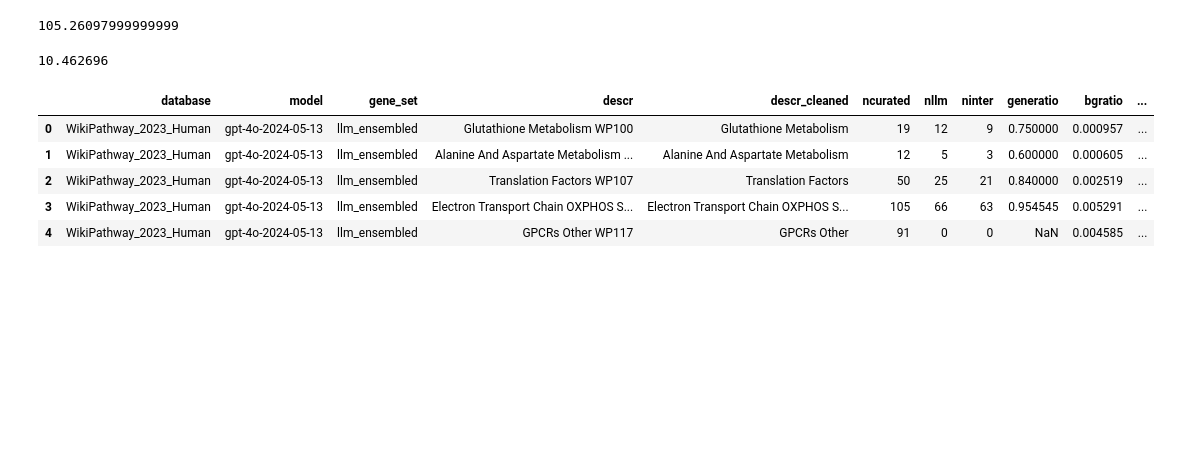
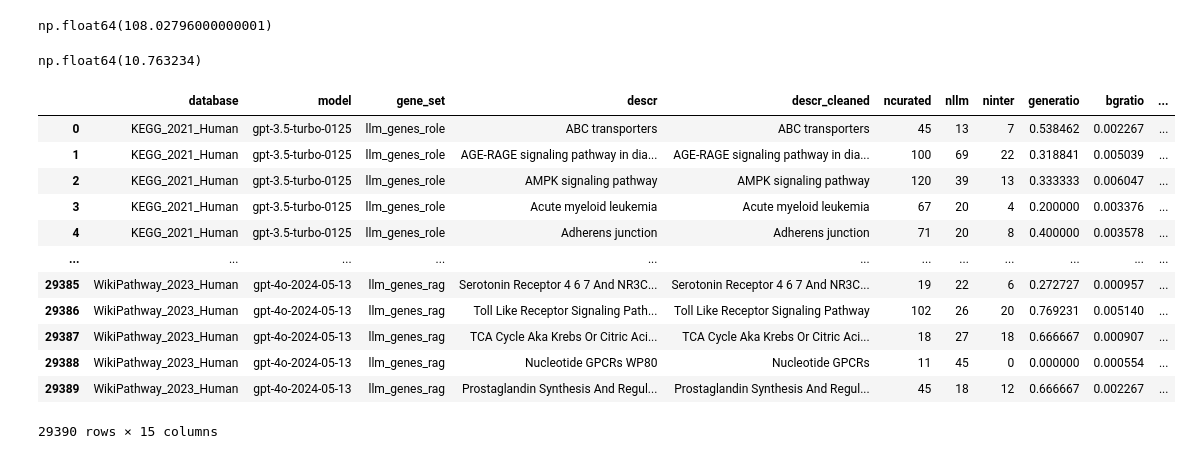
Before and after one commit to Alector-BIO/llm2geneset, a Jupyter notebook: notebooks/1_genes_overlap_outs.ipynb, the cells around one changed output. Saved outputs shown, nothing was run; the diff lists cells and outputs as text; code cells hidden in the pictures; blank space fills up the shorter version.

```diff
--- a/notebooks/1_genes_overlap_outs.ipynb
+++ b/notebooks/1_genes_overlap_outs.ipynb
@@ -15,9 +15,12 @@ models = ["gpt-3.5-turbo-0125", "gpt-4o-2024-05-13"]
 lib_names = ["KEGG_2021_Human",
              "Reactome_2022",
              "WikiPathway_2023_Human"]
-lib_names = ["WikiPathway_2023_Human"]
-gene_sets = ["llm_genes_role", "llm_genes_norole", "llm_genes_reason",
-             "llm_genes_conf_high", "llm_genes_conf_high_medium", "llm_ensembled"]
+#lib_names = ["WikiPathway_2023_Human"]
+#gene_sets = ["llm_genes_role", "llm_genes_norole", "llm_genes_reason",
+#            "llm_genes_conf_high", "llm_genes_conf_high_medium", "llm_ensembled"]
+
+gene_sets = ["llm_genes_role", "llm_genes_reason",
+             "llm_genes_conf_high",  "llm_ensembled", "llm_genes_rag"]
 # %%
 # Create gene sets with only high or high/medium confidence.
 for model in models:
@@ -64,7 +67,8 @@ for lib_name in lib_names:
              "gen_time_role": gen_res["gen_time_role"],
              "gen_time_norole": gen_res["gen_time_norole"],
              "gen_time_reasoning": gen_res["gen_time_reasoning"],
-             "gen_time_conf": gen_res["gen_time_conf"]
+             "gen_time_conf": gen_res["gen_time_conf"],
+             "gen_time_rag": gen_res["gen_time_rag"]
         }
         gen_time_table.append(x)
 df = pd.DataFrame(gen_time_table)
@@ -193,22 +205,29 @@ llm_ensembled
 df_tok_gpt4 = df_tok[df_tok["model"] == "gpt-4o-2024-05-13"]
 df_tok_gpt4["in_toks"].sum() / 1e6 * 5 + df_tok_gpt4["in_toks"].sum() / 1e6 * 15
 # %% [output]
-105.26097999999999
+np.float64(108.02796000000001)
 # %%
 df_tok_gpt3 = df_tok[df_tok["model"] == "gpt-3.5-turbo-0125"]
 df_tok_gpt3["in_toks"].sum() / 1e6 * 0.5 + df_tok_gpt3["in_toks"].sum() / 1e6 * 1.5
 # %% [output]
-10.462696
+np.float64(10.763234)
 # %%
 df = pd.concat(database_res, ignore_index=True)
 # %%
-df.head()
+df
 # %% [output]
 |  | database | model | gene_set | descr | descr_cleaned | ncurated | nllm | ninter | generatio | bgratio | ... |
-| 0 | WikiPathway_2023_Human | gpt-4o-2024-05-13 | llm_ensembled | Glutathione Metabolism WP100 | Glutathione Metabolism | 19 | 12 | 9 | 0.750000 | 0.000957 | ... |
-| 1 | WikiPathway_2023_Human | gpt-4o-2024-05-13 | llm_ensembled | Alanine And Aspartate Metabolism ... | Alanine And Aspartate Metabolism | 12 | 5 | 3 | 0.600000 | 0.000605 | ... |
-| 2 | WikiPathway_2023_Human | gpt-4o-2024-05-13 | llm_ensembled | Translation Factors WP107 | Translation Factors | 50 | 25 | 21 | 0.840000 | 0.002519 | ... |
-| 3 | WikiPathway_2023_Human | gpt-4o-2024-05-13 | llm_ensembled | Electron Transport Chain OXPHOS S... | Electron Transport Chain OXPHOS S... | 105 | 66 | 63 | 0.954545 | 0.005291 | ... |
-| 4 | WikiPathway_2023_Human | gpt-4o-2024-05-13 | llm_ensembled | GPCRs Other WP117 | GPCRs Other | 91 | 0 | 0 | NaN | 0.004585 | ... |
+| 0 | KEGG_2021_Human | gpt-3.5-turbo-0125 | llm_genes_role | ABC transporters | ABC transporters | 45 | 13 | 7 | 0.538462 | 0.002267 | ... |
+| 1 | KEGG_2021_Human | gpt-3.5-turbo-0125 | llm_genes_role | AGE-RAGE signaling pathway in dia... | AGE-RAGE signaling pathway in dia... | 100 | 69 | 22 | 0.318841 | 0.005039 | ... |
+| 2 | KEGG_2021_Human | gpt-3.5-turbo-0125 | llm_genes_role | AMPK signaling pathway | AMPK signaling pathway | 120 | 39 | 13 | 0.333333 | 0.006047 | ... |
+| 3 | KEGG_2021_Human | gpt-3.5-turbo-0125 | llm_genes_role | Acute myeloid leukemia | Acute myeloid leukemia | 67 | 20 | 4 | 0.200000 | 0.003376 | ... |
+| 4 | KEGG_2021_Human | gpt-3.5-turbo-0125 | llm_genes_role | Adherens junction | Adherens junction | 71 | 20 | 8 | 0.400000 | 0.003578 | ... |
+| ... | ... | ... | ... | ... | ... | ... | ... | ... | ... | ... | ... |
+| 29385 | WikiPathway_2023_Human | gpt-4o-2024-05-13 | llm_genes_rag | Serotonin Receptor 4 6 7 And NR3C... | Serotonin Receptor 4 6 7 And NR3C... | 19 | 22 | 6 | 0.272727 | 0.000957 | ... |
+| 29386 | WikiPathway_2023_Human | gpt-4o-2024-05-13 | llm_genes_rag | Toll Like Receptor Signaling Path... | Toll Like Receptor Signaling Pathway | 102 | 26 | 20 | 0.769231 | 0.005140 | ... |
+| 29387 | WikiPathway_2023_Human | gpt-4o-2024-05-13 | llm_genes_rag | TCA Cycle Aka Krebs Or Citric Aci... | TCA Cycle Aka Krebs Or Citric Aci... | 18 | 27 | 18 | 0.666667 | 0.000907 | ... |
+| 29388 | WikiPathway_2023_Human | gpt-4o-2024-05-13 | llm_genes_rag | Nucleotide GPCRs WP80 | Nucleotide GPCRs | 11 | 45 | 0 | 0.000000 | 0.000554 | ... |
+| 29389 | WikiPathway_2023_Human | gpt-4o-2024-05-13 | llm_genes_rag | Prostaglandin Synthesis And Regul... | Prostaglandin Synthesis And Regul... | 45 | 18 | 12 | 0.666667 | 0.002267 | ... |
+29390 rows × 15 columns
 # %%
 df.to_csv("genes_overlap.tsv",sep="\t",index=None)
```
Also changed, not shown: parts of 5 cells of this notebook, 10 other files.
